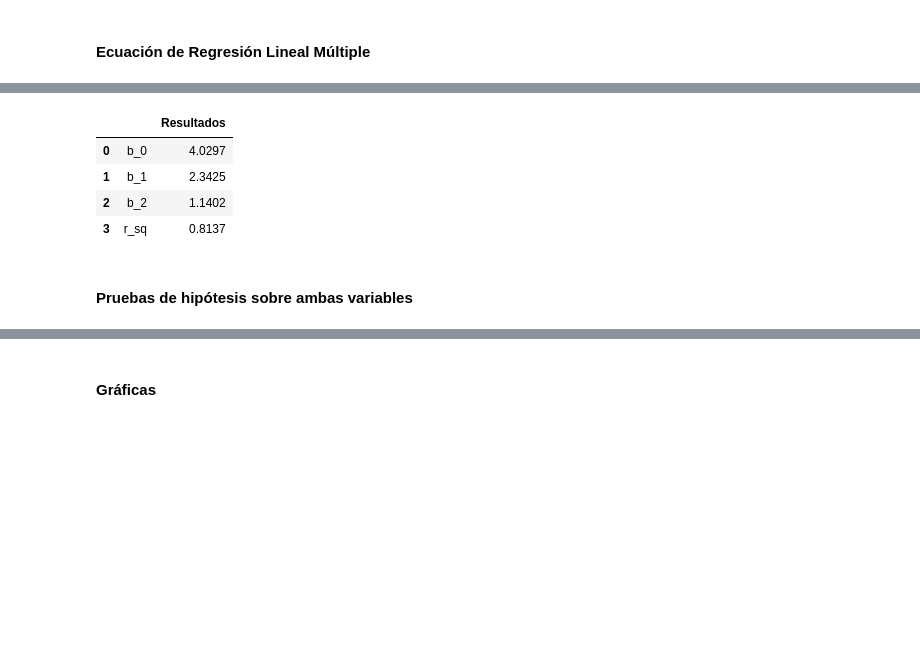
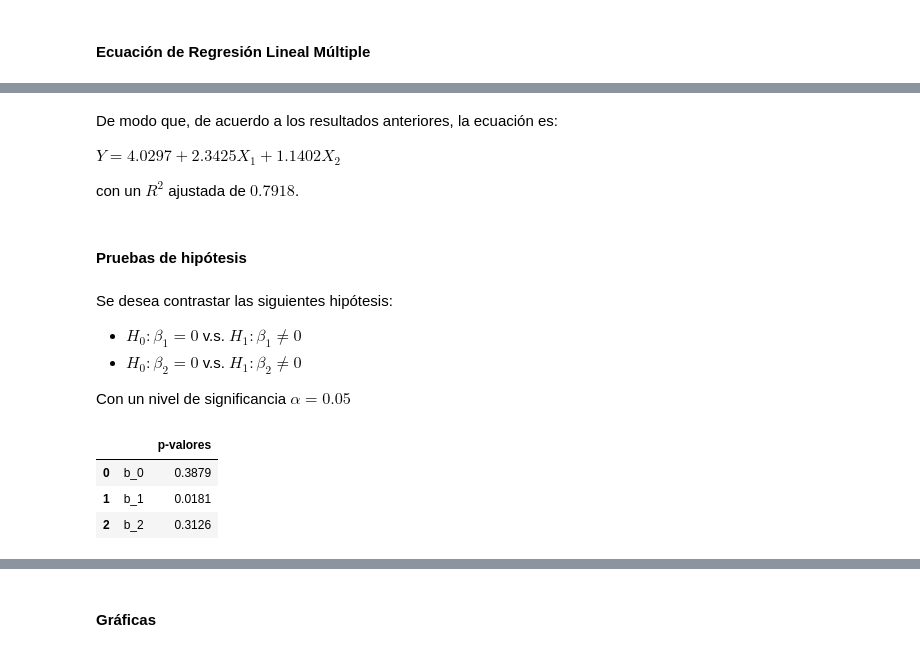
Before and after one commit to SandovalAguilar/estadistica, a Jupyter notebook: tercer_parcial/examen_notebook.ipynb, the cells around one changed output, grey strips where cells are left out. Saved outputs shown, nothing was run; the diff lists cells and outputs as text; code cells hidden in the pictures; blank space fills up the shorter version.

Commit message:
Pruebas

```diff
--- a/tercer_parcial/examen_notebook.ipynb
+++ b/tercer_parcial/examen_notebook.ipynb
@@ -63,0 +67,3 @@ ln_model = LinearRegression().fit(x, y)
+# %%
+# Model creation
+ln_model = sm.OLS(y, sm.add_constant(x)).fit()
@@ -64,20 +89,31 @@ ln_model = LinearRegression().fit(x, y)
+# %% [markdown]
+De modo que, de acuerdo a los resultados anteriores, la ecuación es:
+
+$Y = 4.0297 + 2.3425X_1 + 1.1402X_2$
+
+con un $R^2$ ajustada de $0.7918$.
+# %% [markdown]
+#### Pruebas de hipótesis
+# %% [markdown]
+Se desea contrastar las siguientes hipótesis:
+
+- $H_0: \beta_1 = 0$ v.s. $H_1: \beta_1 \neq 0$
+- $H_0: \beta_2 = 0$ v.s. $H_1: \beta_2 \neq 0$
+
+Con un nivel de significancia $\alpha = 0.05$
 # %%
-# Resultados
-resultados_dict = {
-    '': ['b_0', 'b_1', 'b_2', 'r_sq'],
-    'Resultados': [round(ln_model.intercept_, 4),
-                   round(ln_model.coef_[0], 4),
-                   round(ln_model.coef_[1], 4),
-                   round(ln_model.score(x,y), 4)]
+# Results
+t_results_dict = {
+    '': ['b_0', 'b_1', 'b_2'],
+    'p-valores': [round(ln_model.pvalues[0], 4),
+                   round(ln_model.pvalues[1], 4),
+                   round(ln_model.pvalues[2], 4)],
 }
 
-resultados_df = pd.DataFrame(resultados_dict, index = np.arange(4))
-resultados_df
+results_df = pd.DataFrame(t_results_dict, index = np.arange(3))
+results_df
 # %% [output]
-|  |  | Resultados |
-| 0 | b_0 | 4.0297 |
-| 1 | b_1 | 2.3425 |
-| 2 | b_2 | 1.1402 |
-| 3 | r_sq | 0.8137 |
+|  |  | p-valores |
+| 0 | b_0 | 0.3879 |
+| 1 | b_1 | 0.0181 |
+| 2 | b_2 | 0.3126 |
-# %% [markdown]
-#### Pruebas de hipótesis sobre ambas variables
```
Also changed, not shown: parts of 20 cells of this notebook, 2 other files.
